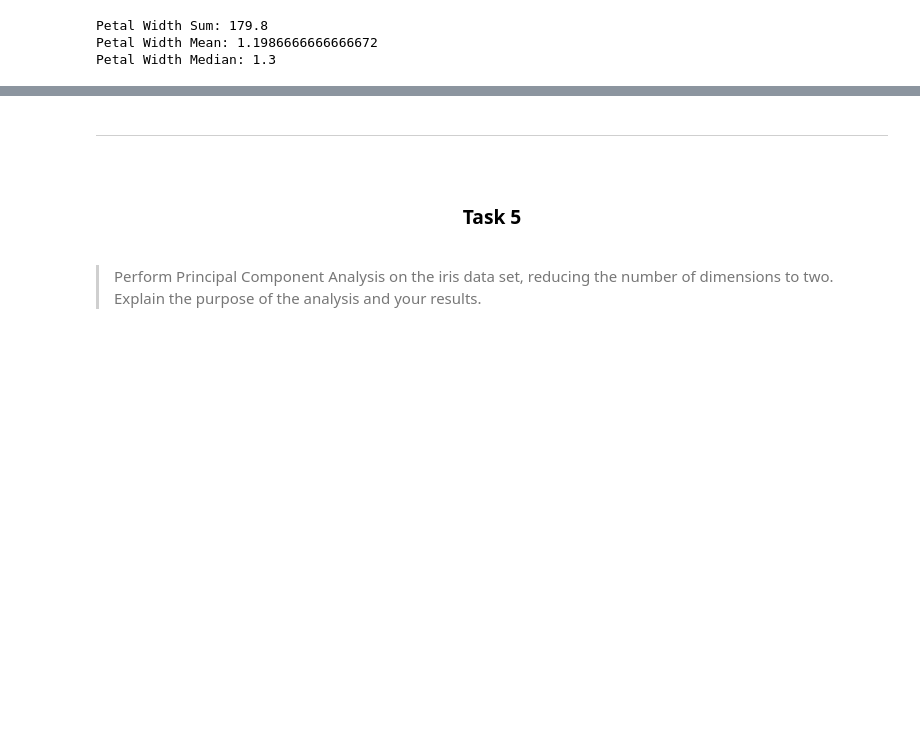
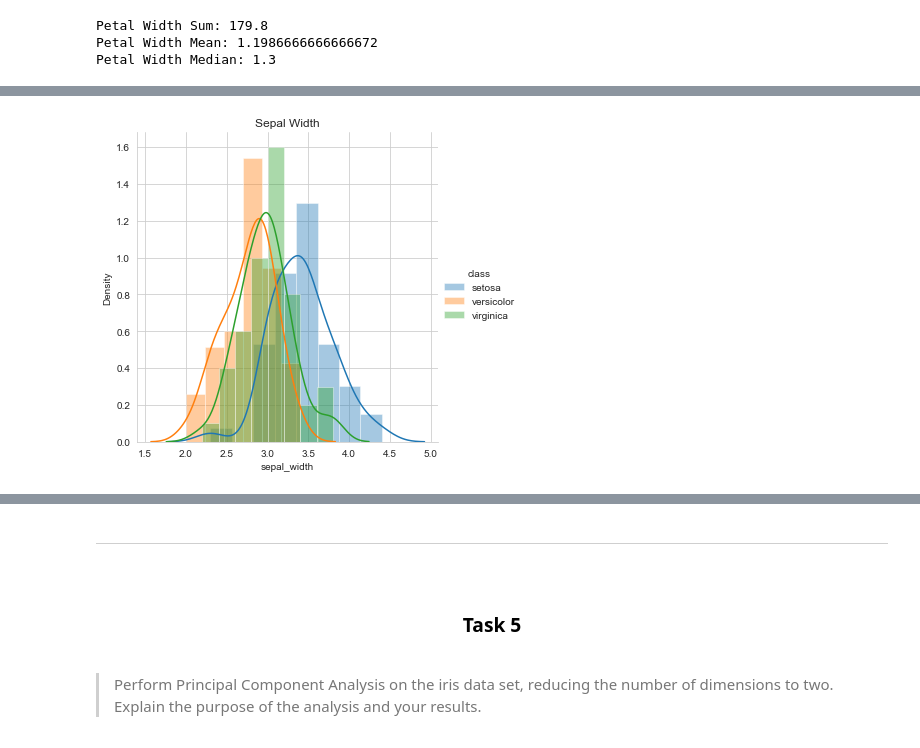
Before and after one commit to JTohall/Machine_Learning_and_Statistics, a Jupyter notebook: Tasks.ipynb, the cells around one changed output, grey strips where cells are left out. Drawn from its saved outputs; the diff is of its cells as text; code cells hidden in the pictures; blank space fills up the shorter version.

```diff
--- a/Tasks.ipynb
+++ b/Tasks.ipynb
@@ -778,0 +812,9 @@ Petal Width Median: 1.3
+# %%
+# Overlapping histogram showing the Sepal Width of all three Species
+
+sns.FacetGrid(ids, hue="class", height=5)\
+   .map(sns.distplot, "sepal_width")\
+   .add_legend();
+plt.title("Sepal Width")
+# %% [output]
+[figure, added]
```
Also changed, not shown: parts of 15 cells of this notebook.
